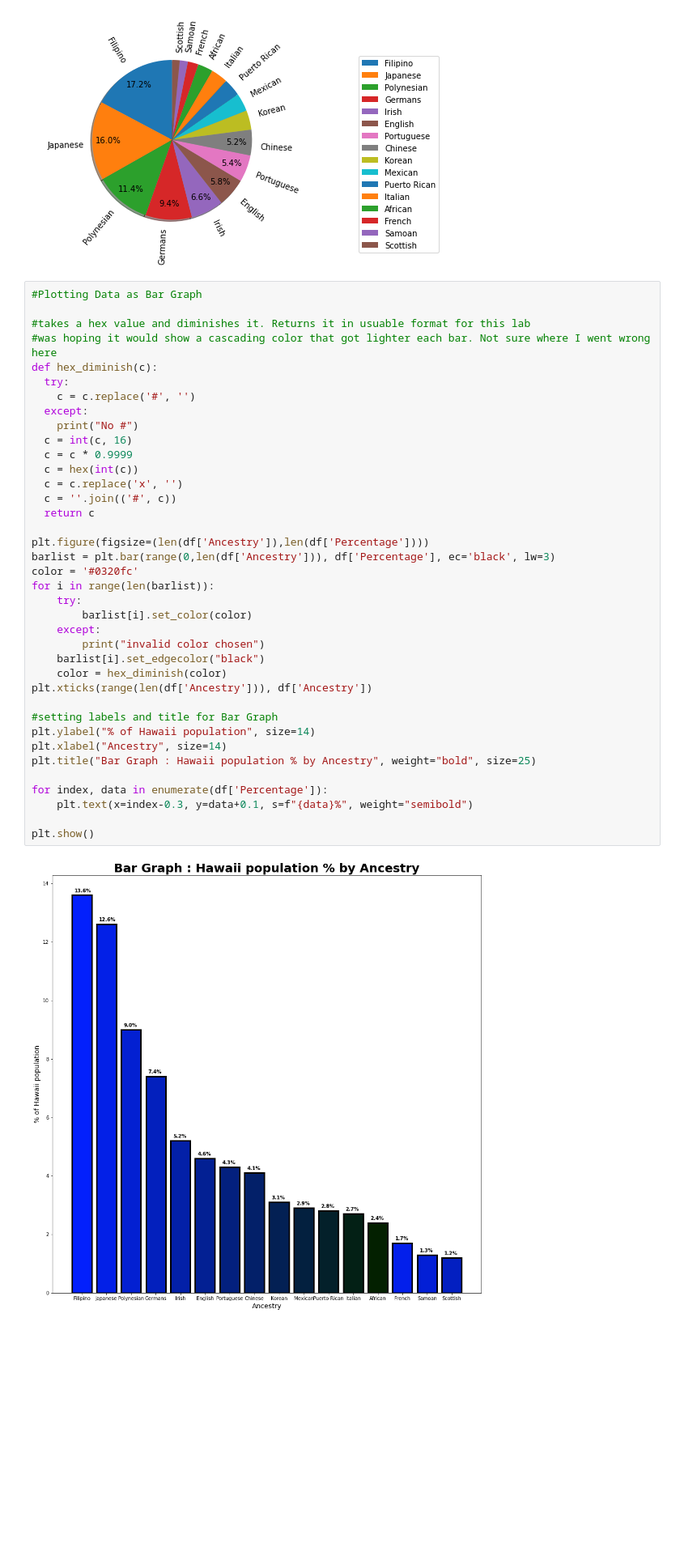
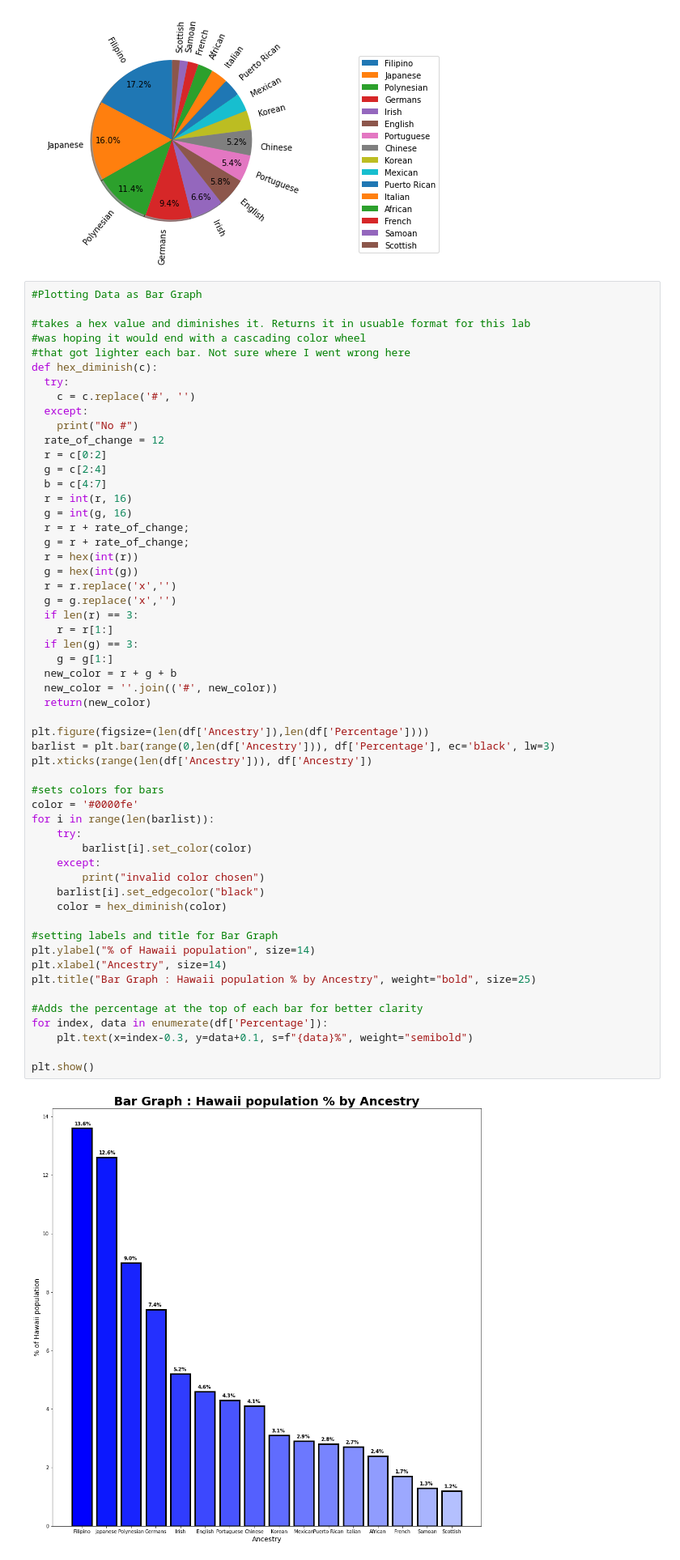
Before and after one commit to McGossy/CSC221-Goss-GroupProject, a Jupyter notebook: CSC221-GroupProject.ipynb, the cells around one changed output. Shown at 81% size. Drawn from its saved outputs; the diff is of its cells as text; blank space fills up the shorter version.

Commit message:
Web scraper + Graph plots
Fixed the bar graph colors

```diff
--- a/CSC221-GroupProject.ipynb
+++ b/CSC221-GroupProject.ipynb
@@ -79,40 +89,57 @@ plt.show()
 # %%
 #Plotting Data as Bar Graph
 
 #takes a hex value and diminishes it. Returns it in usuable format for this lab
-#was hoping it would show a cascading color that got lighter each bar. Not sure where I went wrong here
+#was hoping it would end with a cascading color wheel
+#that got lighter each bar. Not sure where I went wrong here
 def hex_diminish(c):
   try:
     c = c.replace('#', '')
   except:
     print("No #")
-  c = int(c, 16)
-  c = c * 0.9999
-  c = hex(int(c))
-  c = c.replace('x', '')
-  c = ''.join(('#', c))
-  return c
+  rate_of_change = 12
+  r = c[0:2]
+  g = c[2:4]
+  b = c[4:7]
+  r = int(r, 16)
+  g = int(g, 16)
+  r = r + rate_of_change;
+  g = r + rate_of_change;
+  r = hex(int(r))
+  g = hex(int(g))
+  r = r.replace('x','')
+  g = g.replace('x','')
+  if len(r) == 3:
+    r = r[1:]
+  if len(g) == 3:
+    g = g[1:]
+  new_color = r + g + b
+  new_color = ''.join(('#', new_color))
+  return(new_color)
 
 plt.figure(figsize=(len(df['Ancestry']),len(df['Percentage'])))
 barlist = plt.bar(range(0,len(df['Ancestry'])), df['Percentage'], ec='black', lw=3)
-color = '#0320fc'
+plt.xticks(range(len(df['Ancestry'])), df['Ancestry'])
+
+#sets colors for bars
+color = '#0000fe'
 for i in range(len(barlist)):
     try:
         barlist[i].set_color(color)
     except:
         print("invalid color chosen")
     barlist[i].set_edgecolor("black")
     color = hex_diminish(color)
-plt.xticks(range(len(df['Ancestry'])), df['Ancestry'])
 
 #setting labels and title for Bar Graph
 plt.ylabel("% of Hawaii population", size=14)
 plt.xlabel("Ancestry", size=14)
 plt.title("Bar Graph : Hawaii population % by Ancestry", weight="bold", size=25)
 
+#Adds the percentage at the top of each bar for better clarity
 for index, data in enumerate(df['Percentage']):
     plt.text(x=index-0.3, y=data+0.1, s=f"{data}%", weight="semibold")
 
 plt.show()
 # %% [output]
-[figure, old version]
+[figure, new version]
```
Also changed, not shown: parts of 2 cells of this notebook.
